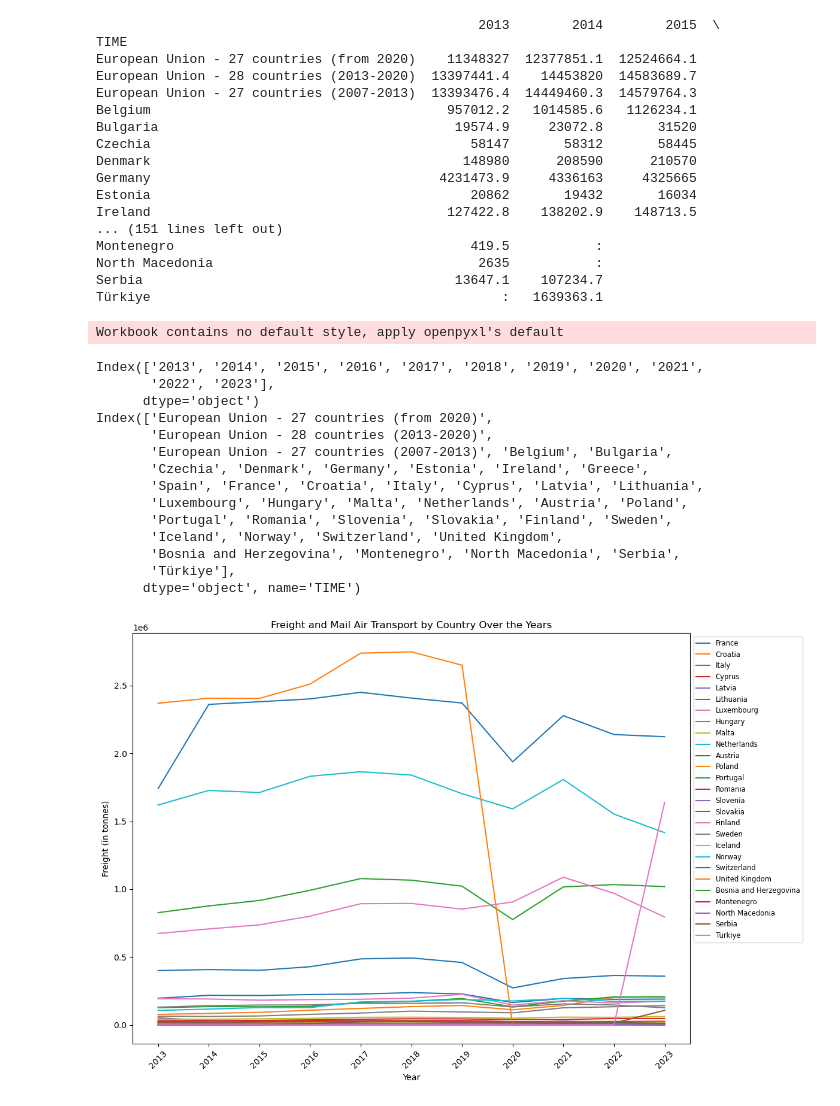
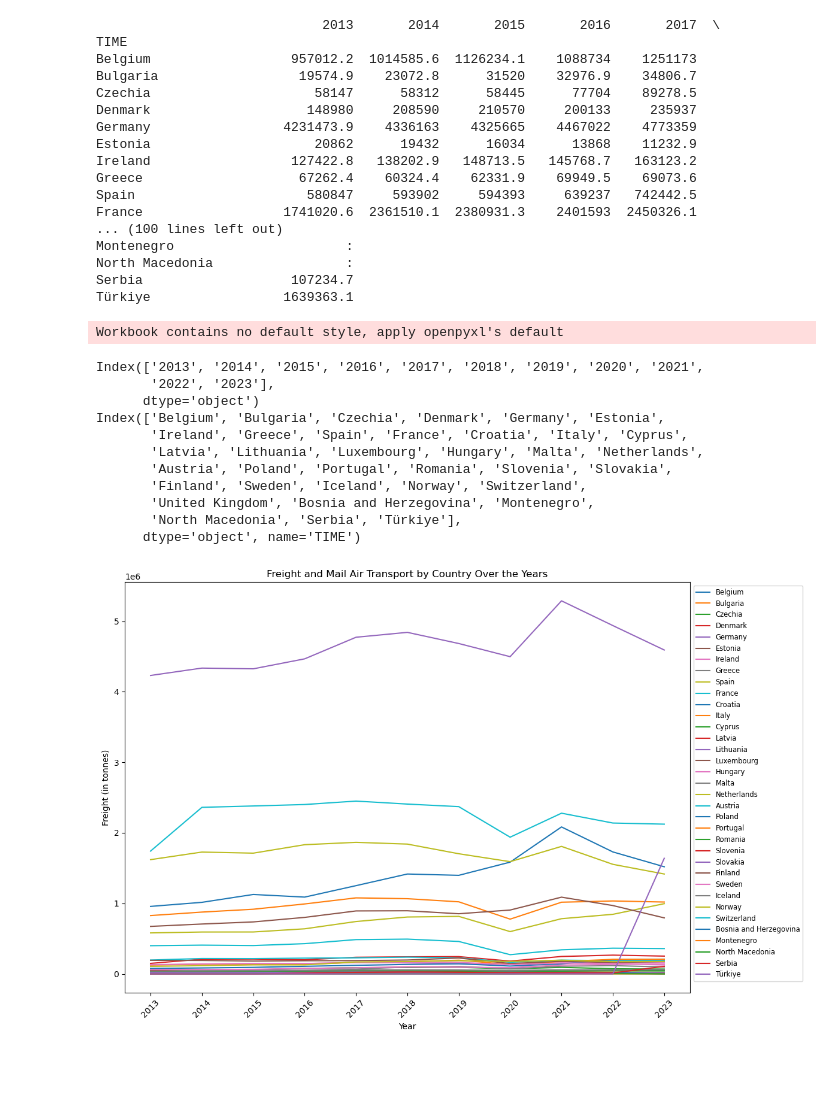
Before and after one commit to YJLinatTILTUD/TIL6022Group8, a Jupyter notebook: group assignment.ipynb, the cells around one changed output. Drawn from its saved outputs; the diff is of its cells as text; code cells hidden in the pictures; blank space fills up the shorter version.

```diff
--- a/group assignment.ipynb
+++ b/group assignment.ipynb
@@ -8,32 +8,32 @@ import numpy as np
 init_notebook_mode(connected=True)
 pio.renderers.default = "plotly_mimetype+notebook"
 # %%
-file_path = r"C:\Users\User\Downloads\avia_gooc_page_spreadsheet.xlsx"
+file_path = r"avia_gooc_page_spreadsheet.xlsx"
 df = pd.read_excel(file_path, sheet_name='Sheet 1', skiprows=10, index_col=0)
 df.dropna(how='any', inplace=True)
 
 pd.set_option('display.max_columns', None)
 pd.set_option('display.width', None)
-
+df = df.drop(df.index[0:3])
 print(df)
 # %% [output]
-                                                 2013        2014        2015  \
+                             2013       2014       2015       2016       2017  \
 TIME
-European Union - 27 countries (from 2020)    11348327  12377851.1  12524664.1
-European Union - 28 countries (2013-2020)  13397441.4    14453820  14583689.7
-European Union - 27 countries (2007-2013)  13393476.4  14449460.3  14579764.3
-Belgium                                      957012.2   1014585.6   1126234.1
-Bulgaria                                      19574.9     23072.8       31520
-Czechia                                         58147       58312       58445
-Denmark                                        148980      208590      210570
-Germany                                     4231473.9     4336163     4325665
-Estonia                                         20862       19432       16034
-Ireland                                      127422.8    138202.9    148713.5
-... (151 lines left out)
-Montenegro                                      419.5           :
-North Macedonia                                  2635           :
-Serbia                                        13647.1    107234.7
-Türkiye                                             :   1639363.1
+Belgium                  957012.2  1014585.6  1126234.1    1088734    1251173
+Bulgaria                  19574.9    23072.8      31520    32976.9    34806.7
+Czechia                     58147      58312      58445      77704    89278.5
+Denmark                    148980     208590     210570     200133     235937
+Germany                 4231473.9    4336163    4325665    4467022    4773359
+Estonia                     20862      19432      16034      13868    11232.9
+Ireland                  127422.8   138202.9   148713.5   145768.7   163123.2
+Greece                    67262.4    60324.4    62331.9    69949.5    69073.6
+Spain                      580847     593902     594393     639237   742442.5
+France                  1741020.6  2361510.1  2380931.3    2401593  2450326.1
+... (100 lines left out)
+Montenegro                      :
+North Macedonia                 :
+Serbia                   107234.7
+Türkiye                 1639363.1
 Workbook contains no default style, apply openpyxl's default
 # %%
 print(df.columns)
@@ -42,45 +42,43 @@ print(df.index)
 Index(['2013', '2014', '2015', '2016', '2017', '2018', '2019', '2020', '2021',
        '2022', '2023'],
       dtype='object')
-Index(['European Union - 27 countries (from 2020)',
-       'European Union - 28 countries (2013-2020)',
-       'European Union - 27 countries (2007-2013)', 'Belgium', 'Bulgaria',
-       'Czechia', 'Denmark', 'Germany', 'Estonia', 'Ireland', 'Greece',
-       'Spain', 'France', 'Croatia', 'Italy', 'Cyprus', 'Latvia', 'Lithuania',
-       'Luxembourg', 'Hungary', 'Malta', 'Netherlands', 'Austria', 'Poland',
-       'Portugal', 'Romania', 'Slovenia', 'Slovakia', 'Finland', 'Sweden',
-       'Iceland', 'Norway', 'Switzerland', 'United Kingdom',
-       'Bosnia and Herzegovina', 'Montenegro', 'North Macedonia', 'Serbia',
-       'Türkiye'],
+Index(['Belgium', 'Bulgaria', 'Czechia', 'Denmark', 'Germany', 'Estonia',
+       'Ireland', 'Greece', 'Spain', 'France', 'Croatia', 'Italy', 'Cyprus',
+       'Latvia', 'Lithuania', 'Luxembourg', 'Hungary', 'Malta', 'Netherlands',
+       'Austria', 'Poland', 'Portugal', 'Romania', 'Slovenia', 'Slovakia',
+       'Finland', 'Sweden', 'Iceland', 'Norway', 'Switzerland',
+       'United Kingdom', 'Bosnia and Herzegovina', 'Montenegro',
+       'North Macedonia', 'Serbia', 'Türkiye'],
       dtype='object', name='TIME')
 # %%
 import matplotlib.pyplot as plt
-
-
-df = df.drop(df.index[0:3])
 
 
 df.fillna(0, inplace=True)
 x = df.columns
 y_labels = df.index
 
 
 fig, ax = plt.subplots(figsize=(12, 8))
 
 
 for country in y_labels:
+    if (country == "United Kingdom"): continue
     y_values = df.loc[country].values
+    for i in range(0, len(y_values)):
+        if (y_values[i] == ":"):
+            y_values[i] = 0
     ax.plot(x, y_values, label=country)
 
 
 ax.set_title("Freight and Mail Air Transport by Country Over the Years")
 ax.set_xlabel("Year")
 ax.set_ylabel("Freight (in tonnes)")
 
 
 plt.legend(loc='upper left', bbox_to_anchor=(1, 1), fontsize='small')
 plt.xticks(rotation=45)
 plt.tight_layout()
 plt.show()
 # %% [output]
-[figure, old version]
+[figure, new version]
```
Also changed, not shown: parts of 7 cells of this notebook.
